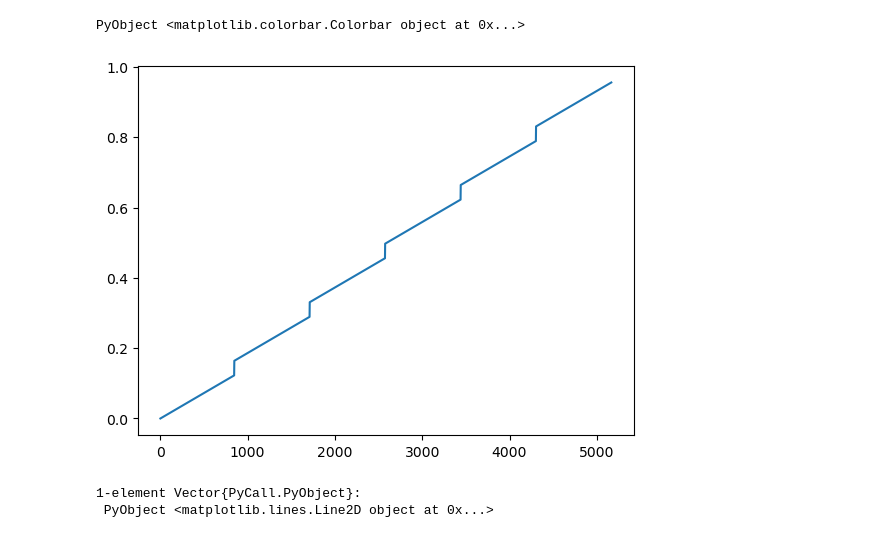
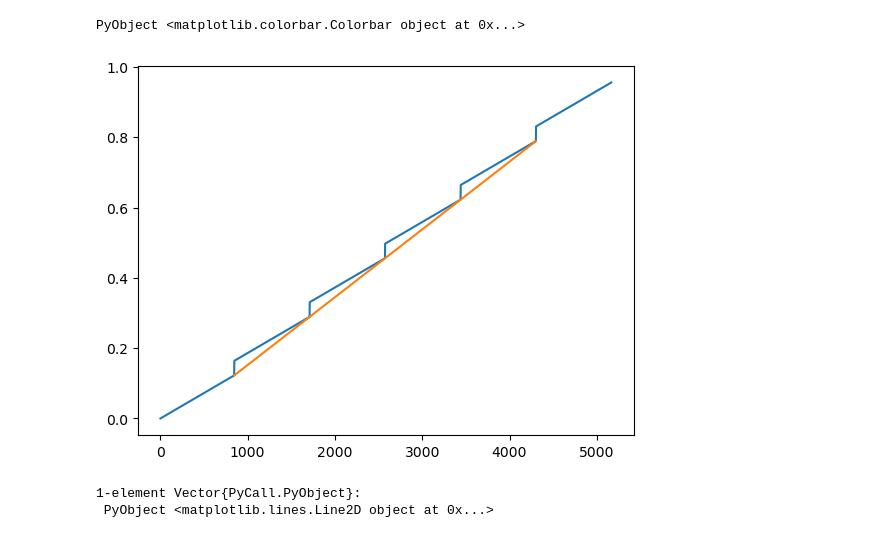
Before and after one commit to deszoeke/lidar, a Jupyter notebook: lidar2019/read_streamlinexr.ipynb, the cells around one changed output. Saved outputs shown, nothing was run; the diff lists cells and outputs as text; code cells hidden in the pictures.

Commit message:
find continuous chunks

```diff
--- a/lidar2019/read_streamlinexr.ipynb
+++ b/lidar2019/read_streamlinexr.ipynb
@@ -308,9 +308,14 @@ colorbar()
 # %% [output]
 [figure]
 PyObject <matplotlib.colorbar.Colorbar object at 0x...>
-# %%
-plot(beams[:time].-beams[:time][1])
-# %% [output]
-[figure, removed]
-1-element Vector{PyCall.PyObject}:
- PyObject <matplotlib.lines.Line2D object at 0x...>
+# %%
+plot(beams[:time].-beams[:time][1])
+
+# find continuous time chunks
+fi = findall( diff(beams[:time]).*60 .> 1.0 ) # last index of continuous chunks
+
+plot(fi, (beams[:time].-beams[:time][1])[fi])
+# %% [output]
+[figure, added]
+1-element Vector{PyCall.PyObject}:
+ PyObject <matplotlib.lines.Line2D object at 0x...>
```
